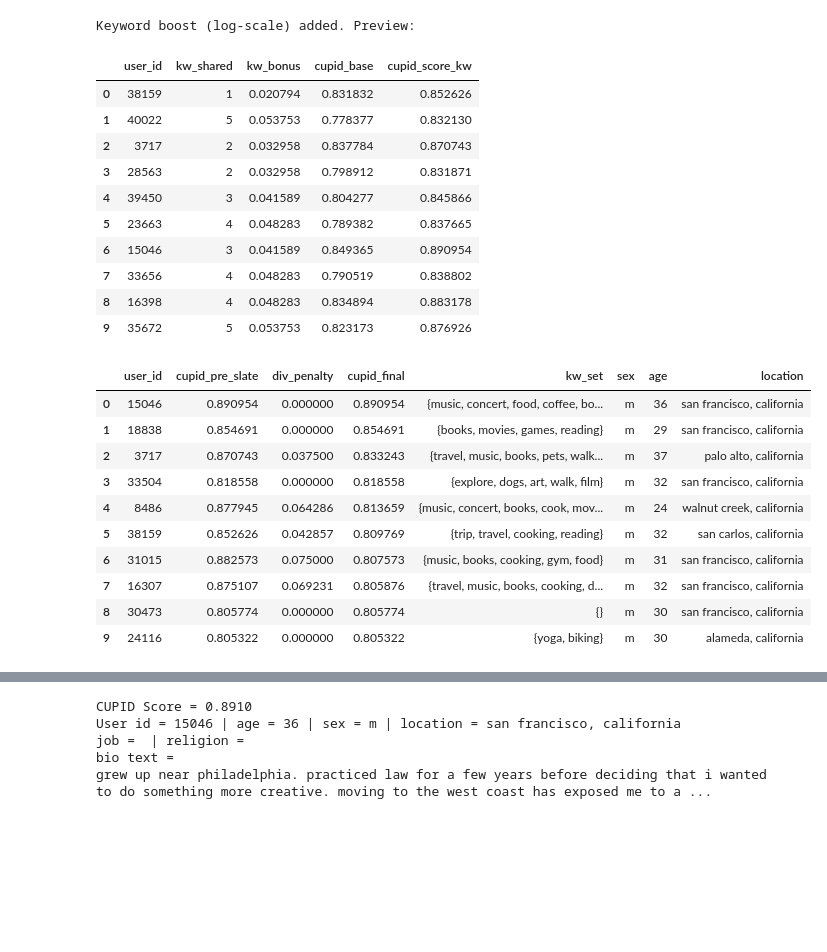
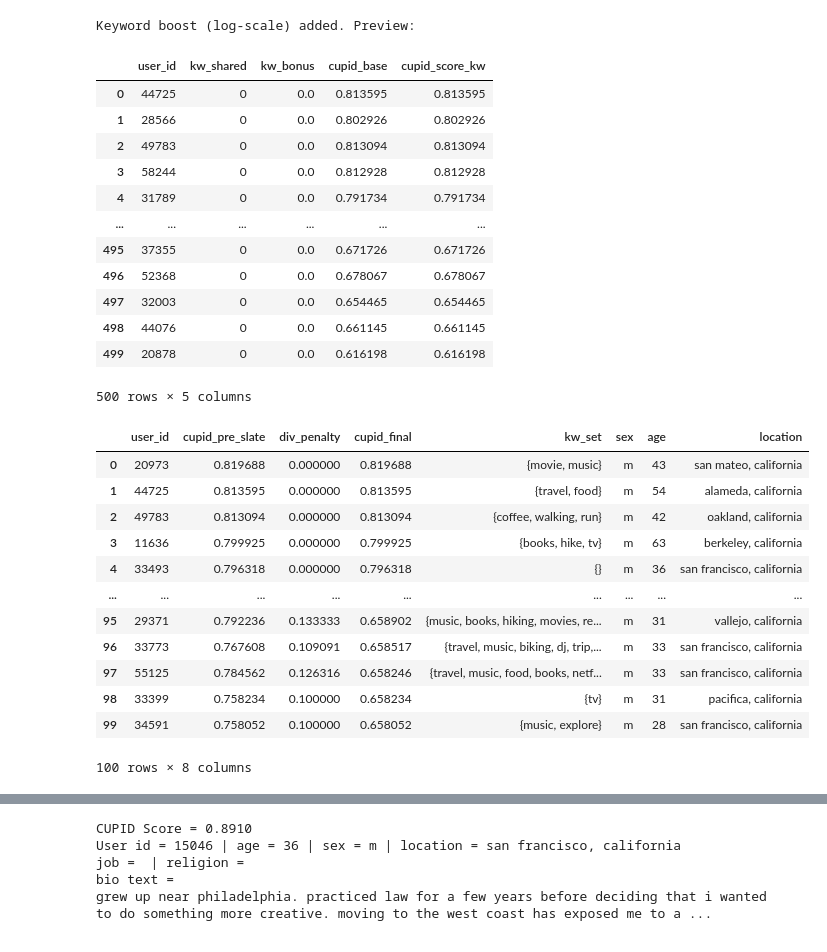
Before and after one commit to KrishaVeera/Decoding-the-Dating-Game, a Jupyter notebook: Custom_Dating_Model.ipynb, the cells around one changed output, grey strips where cells are left out. Drawn from its saved outputs; the diff is of its cells as text; code cells hidden in the pictures; blank space fills up the shorter version.

```diff
--- a/Custom_Dating_Model.ipynb
+++ b/Custom_Dating_Model.ipynb
@@ -31,10 +31,9 @@ After drugs (strict=True): 1008
 df shape: (59946, 39)
 have get_matches? True
 # %%
-# --- knobs (adjust later if you want) ---
-CUPID_TOP_K   = 20
+CUPID_TOP_K   = 100
 CUPID_POOL_K  = 500
-CUPID_MAX_KM  = 50
+CUPID_MAX_KM  = 45
 
 def cupid_candidate_pool(user_id: int,pool_k: int = CUPID_POOL_K,max_km: float = CUPID_MAX_KM) -> pd.DataFrame:
     """
@@ -339,7 +348,7 @@ CUPID_KEYWORDS = {"hiking","hike","run","running","walk","walking","gym","fitnes
                   "cycling","swim","travel","trip","explore","roadtrip","camp","music","concert","festival",
                   "dj","guitar","piano","sing","movie","movies","film","netflix","series","tv","anime",
                   "art","museum","gallery","paint","painting","draw","photography","food","cook","cooking",
-                  "bake","coffee","brunch","restaurant","reading","books","book","boardgames","games","gaming",
+                  "bake","coffee","brunch","restaurants","reading","books","book","boardgames","games","gaming",
                   "dog","dogs","cat","cats","pets"}
 
 CUPID_DELTA_KW = 0.03  # base factor for keyword bonus (tunable)
@@ -385,23 +394,25 @@ def cupid_add_keywords_log(base_df: pd.DataFrame, user_id: int) -> pd.DataFrame:
     out["cupid_pre_slate"] = out["cupid_score_kw"]
 
     print("Keyword boost (log-scale) added. Preview:")
-    display(out[["user_id","kw_shared","kw_bonus","cupid_base","cupid_score_kw"]].head(10))
+    display(out[["user_id","kw_shared","kw_bonus","cupid_base","cupid_score_kw"]])
     return out
 
-scored_kw = cupid_add_keywords_log(scored, user_id=u)
+scored_kw = cupid_add_keywords_log(scored, user_id=15)
 # %% [output]
 Keyword boost (log-scale) added. Preview:
 |  | user_id | kw_shared | kw_bonus | cupid_base | cupid_score_kw |
-| 0 | 38159 | 1 | 0.020794 | 0.831832 | 0.852626 |
-| 1 | 40022 | 5 | 0.053753 | 0.778377 | 0.832130 |
-| 2 | 3717 | 2 | 0.032958 | 0.837784 | 0.870743 |
-| 3 | 28563 | 2 | 0.032958 | 0.798912 | 0.831871 |
-| 4 | 39450 | 3 | 0.041589 | 0.804277 | 0.845866 |
-| 5 | 23663 | 4 | 0.048283 | 0.789382 | 0.837665 |
-| 6 | 15046 | 3 | 0.041589 | 0.849365 | 0.890954 |
-| 7 | 33656 | 4 | 0.048283 | 0.790519 | 0.838802 |
-| 8 | 16398 | 4 | 0.048283 | 0.834894 | 0.883178 |
-| 9 | 35672 | 5 | 0.053753 | 0.823173 | 0.876926 |
+| 0 | 44725 | 0 | 0.0 | 0.813595 | 0.813595 |
+| 1 | 28566 | 0 | 0.0 | 0.802926 | 0.802926 |
+| 2 | 49783 | 0 | 0.0 | 0.813094 | 0.813094 |
+| 3 | 58244 | 0 | 0.0 | 0.812928 | 0.812928 |
+| 4 | 31789 | 0 | 0.0 | 0.791734 | 0.791734 |
+| ... | ... | ... | ... | ... | ... |
+| 495 | 37355 | 0 | 0.0 | 0.671726 | 0.671726 |
+| 496 | 52368 | 0 | 0.0 | 0.678067 | 0.678067 |
+| 497 | 32003 | 0 | 0.0 | 0.654465 | 0.654465 |
+| 498 | 44076 | 0 | 0.0 | 0.661145 | 0.661145 |
+| 499 | 20878 | 0 | 0.0 | 0.616198 | 0.616198 |
+500 rows × 5 columns
 # %%
 # In‑slate diversity (greedy with similarity penalty)
 # Input:  scored_kw  (must contain 'cupid_pre_slate'; will fetch bios from df)
@@ -476,45 +487,47 @@ def cupid_build_diverse_slate(pre_df: pd.DataFrame,k: int = CUPID_TOP_K,lexicon=
             if val > best_val:
                 best_val, best_idx, best_pen = val, idx, pen
 
         # take the best one
         if best_idx is None:
             break
         chosen = C.loc[best_idx].copy()
         uid = int(chosen["user_id"])
         taken_ids.append(uid)
         taken_kw.append(kw_map.get(uid, set()))
         penalties[uid] = best_pen
         final_scores[uid] = best_val
 
     # Build slate frame
     slate = C[C["user_id"].isin(taken_ids)].copy()
     slate["div_penalty"] = slate["user_id"].map(penalties).fillna(0.0)
     slate["cupid_final"] = slate["user_id"].map(final_scores)
     # handy columns for display
     slate["kw_set"] = slate["user_id"].map(kw_map)
     slate = slate.sort_values("cupid_final", ascending=False).reset_index(drop=True)
 
     cols = ["user_id","cupid_pre_slate","div_penalty","cupid_final","kw_set","sex","age","location"]
     for c in cols:
         if c not in slate.columns:
             slate[c] = np.nan
     return slate[cols]
 
 # --- build a diverse top-k from your current pre-slate ---
-diverse_slate = cupid_build_diverse_slate(scored_kw, k=20)
-display(diverse_slate.head(10))
+diverse_slate = cupid_build_diverse_slate(scored_kw, k=100)
+diverse_slate
 # %% [output]
 |  | user_id | cupid_pre_slate | div_penalty | cupid_final | kw_set | sex | age | location |
-| 0 | 15046 | 0.890954 | 0.000000 | 0.890954 | {music, concert, food, coffee, bo... | m | 36 | san francisco, california |
-| 1 | 18838 | 0.854691 | 0.000000 | 0.854691 | {books, movies, games, reading} | m | 29 | san francisco, california |
-| 2 | 3717 | 0.870743 | 0.037500 | 0.833243 | {travel, music, books, pets, walk... | m | 37 | palo alto, california |
-| 3 | 33504 | 0.818558 | 0.000000 | 0.818558 | {explore, dogs, art, walk, film} | m | 32 | san francisco, california |
-| 4 | 8486 | 0.877945 | 0.064286 | 0.813659 | {music, concert, books, cook, mov... | m | 24 | walnut creek, california |
-| 5 | 38159 | 0.852626 | 0.042857 | 0.809769 | {trip, travel, cooking, reading} | m | 32 | san carlos, california |
-| 6 | 31015 | 0.882573 | 0.075000 | 0.807573 | {music, books, cooking, gym, food} | m | 31 | san francisco, california |
-| 7 | 16307 | 0.875107 | 0.069231 | 0.805876 | {travel, music, books, cooking, d... | m | 32 | san francisco, california |
-| 8 | 30473 | 0.805774 | 0.000000 | 0.805774 | {} | m | 30 | san francisco, california |
-| 9 | 24116 | 0.805322 | 0.000000 | 0.805322 | {yoga, biking} | m | 30 | alameda, california |
+| 0 | 20973 | 0.819688 | 0.000000 | 0.819688 | {movie, music} | m | 43 | san mateo, california |
+| 1 | 44725 | 0.813595 | 0.000000 | 0.813595 | {travel, food} | m | 54 | alameda, california |
+| 2 | 49783 | 0.813094 | 0.000000 | 0.813094 | {coffee, walking, run} | m | 42 | oakland, california |
+| 3 | 11636 | 0.799925 | 0.000000 | 0.799925 | {books, hike, tv} | m | 63 | berkeley, california |
+| 4 | 33493 | 0.796318 | 0.000000 | 0.796318 | {} | m | 36 | san francisco, california |
+| ... | ... | ... | ... | ... | ... | ... | ... | ... |
+| 95 | 29371 | 0.792236 | 0.133333 | 0.658902 | {music, books, hiking, movies, re... | m | 31 | vallejo, california |
+| 96 | 33773 | 0.767608 | 0.109091 | 0.658517 | {travel, music, biking, dj, trip,... | m | 33 | san francisco, california |
+| 97 | 55125 | 0.784562 | 0.126316 | 0.658246 | {travel, music, food, books, netf... | m | 33 | san francisco, california |
+| 98 | 33399 | 0.758234 | 0.100000 | 0.658234 | {tv} | m | 31 | pacifica, california |
+| 99 | 34591 | 0.758052 | 0.100000 | 0.658052 | {music, explore} | m | 28 | san francisco, california |
+100 rows × 8 columns
 # %%
 #Pretty final table with shared interests & notes
 # Inputs: diverse_slate (from Cell 5b), df (master), u (target user_id)
```
Also changed, not shown: parts of 7 cells of this notebook, 3 other files.
